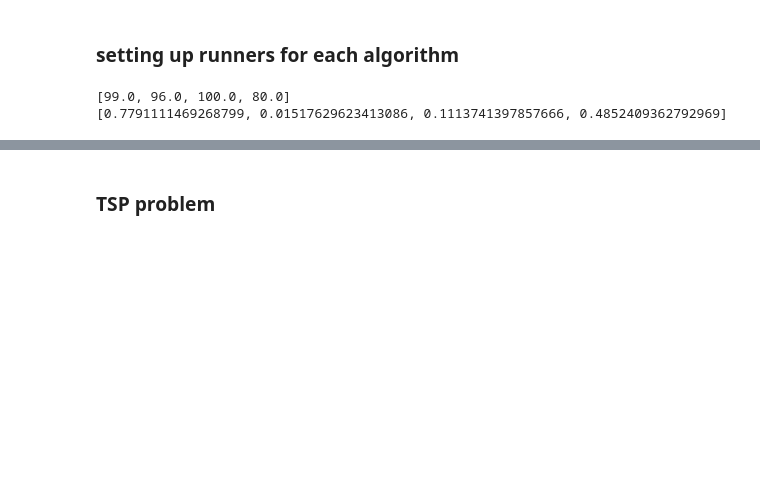
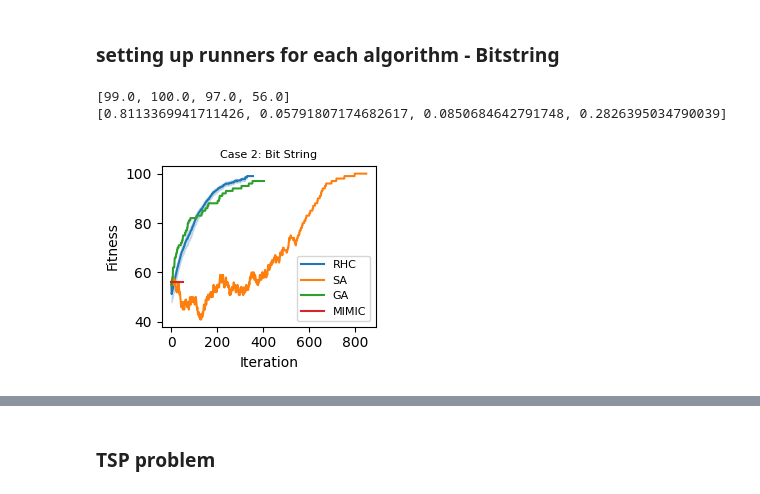
Before and after one commit to 19revey/CS7641, a Jupyter notebook: A2/optimization.ipynb, the cells around one changed output, grey strips where cells are left out. Saved outputs shown, nothing was run; the diff lists cells and outputs as text; code cells hidden in the pictures; blank space fills up the shorter version.

```diff
--- a/A2/optimization.ipynb
+++ b/A2/optimization.ipynb
@@ -7,5 +10,5 @@ from src.runner import runner
 # %% [markdown]
-### setting up runners for each algorithm
+### setting up runners for each algorithm - Bitstring
 # %%
 
 tsp = TSPGenerator().generate(seed=19, number_of_cities=50)
@@ -15,6 +18,7 @@ bitstring = mlrose.DiscreteOpt(length = 100, fitness_fn = OneMax(), maximize = T
 
 wallclock_list=[]
 fitness_list=[]
+curve=None
 models=["RHC","SA","GA","MIMIC"]
 problem=bitstring
 
@@ -30,13 +34,56 @@ for model in models:
         obj=runner(problem,'MIMIC')
 
     start_time = time.time()
-    _,df_run_curves = obj.run()
+    df_run_stats,df_run_curves = obj.run()
     wallclock = time.time()-start_time
     wallclock_list.append(wallclock)
     fitness_list.append(df_run_curves['Fitness'].max())
 
+    df_run_curves=df_run_curves.assign(algo=model)
+    if curve is None:
+        curve=df_run_curves
+    else:
+        curve=pd.concat([curve,df_run_curves])
+
 print(fitness_list)
 print(wallclock_list)
 # %% [output]
-[99.0, 96.0, 100.0, 80.0]
-[0.7791111469268799, 0.01517629623413086, 0.1113741397857666, 0.4852409362792969]
+[99.0, 100.0, 97.0, 56.0]
+[0.8113369941711426, 0.05791807174682617, 0.0850684642791748, 0.2826395034790039]
+# %%
+fig = plt.figure(figsize=(3,2.5))
+plt.subplots_adjust(wspace=2)
+
+ax1=fig.add_subplot(1,1,1)
+sns.lineplot(data=curve, x='Iteration', y='Fitness',hue='algo')
+# ax2=fig.add_subplot(2,1,2)
+# sns.lineplot(data=curves_df, x='data_size', y='Accuracy', hue='MLP', marker='o')
+
+plt.rcParams.update({
+    'font.size': 10,          # General font size
+    'axes.titlesize': 8,     # Font size for titles
+    'axes.labelsize': 8,     # Font size for x and y labels
+    # 'xtick.labelsize': 8,    # Font size for x-axis tick labels
+    # 'ytick.labelsize': 8,    # Font size for y-axis tick labels
+    'legend.fontsize': 8     # Font size for legend
+})
+
+
+
+ax1.set_xlabel('Iteration')
+# ax2.set_xlabel('Data Size')
+
+# ax1.set_ylim(0, 1.2)
+# ax1.set_xlim(0, 1000)
+# ax2.set_ylim(0, 1.2)
+# ax2.set_xlim(0, 1000)
+ax1.legend(loc='lower right')
+# ax2.legend(loc='lower right')
+ax1.set_title('Case 2: Bit String')
+# ax2.set_title('NN - Case 2')
+
+plt.tight_layout()
+plt.savefig('figs/fitness_iteration_BS.pdf')
+plt.show()
+# %% [output]
+[figure, added]
```
Also changed, not shown: parts of 6 cells of this notebook, 24 other files.
